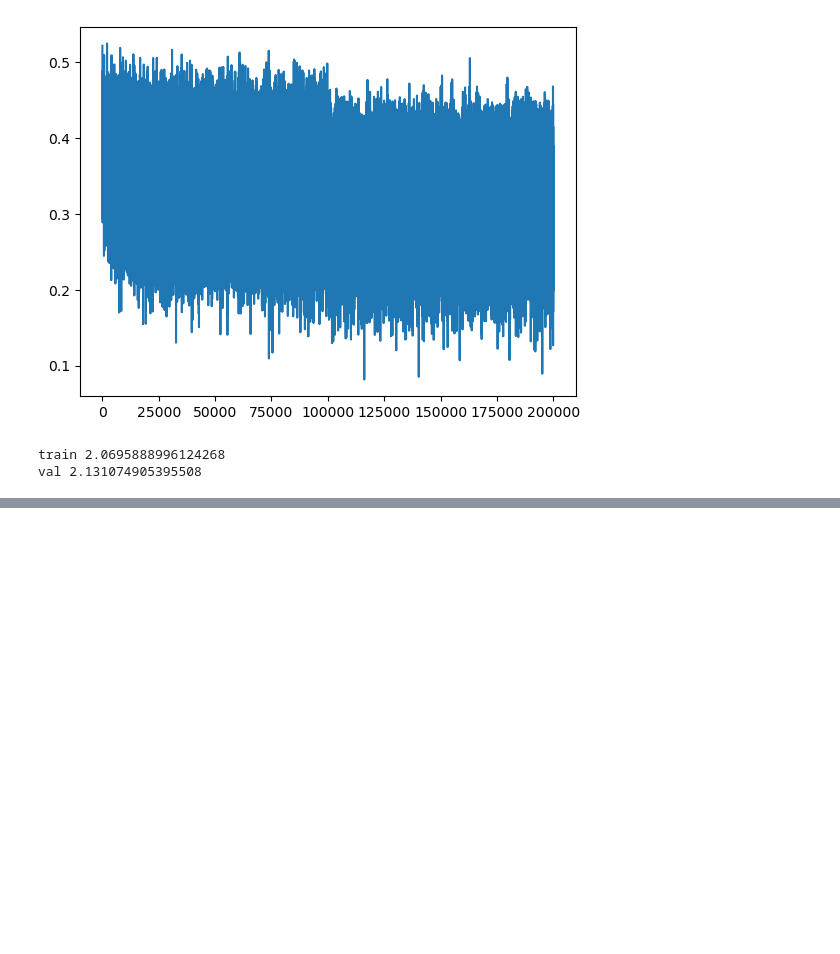
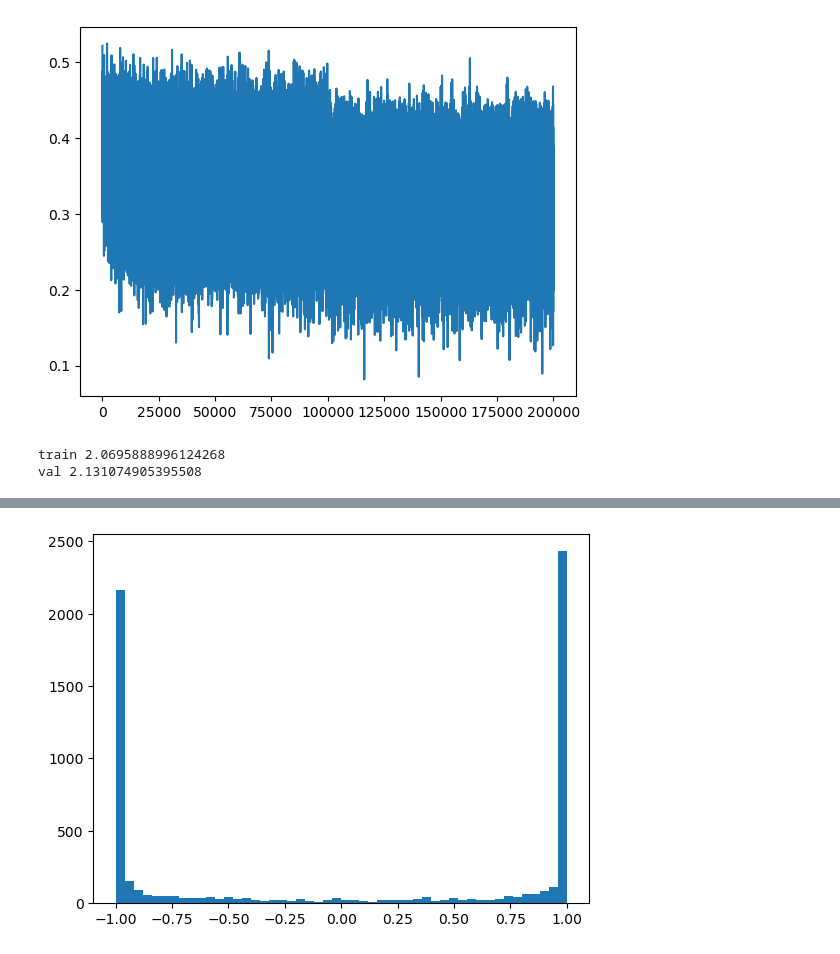
Before and after one commit to royalsanga24/Pytorch-Practice, a Jupyter notebook: MLP-2.ipynb, the cells around one changed output, grey strips where cells are left out. Drawn from its saved outputs; the diff is of its cells as text; code cells hidden in the pictures; blank space fills up the shorter version.

```diff
--- a/MLP-2.ipynb
+++ b/MLP-2.ipynb
@@ -309,0 +312,4 @@ SyntaxError: unterminated string literal (detected at line 2) (4231495222.py, li
+# %%
+plt.hist(h.view(-1).tolist(), 50);
+# %% [output]
+[figure, added]
```
Also changed, not shown: parts of 4 cells of this notebook.
